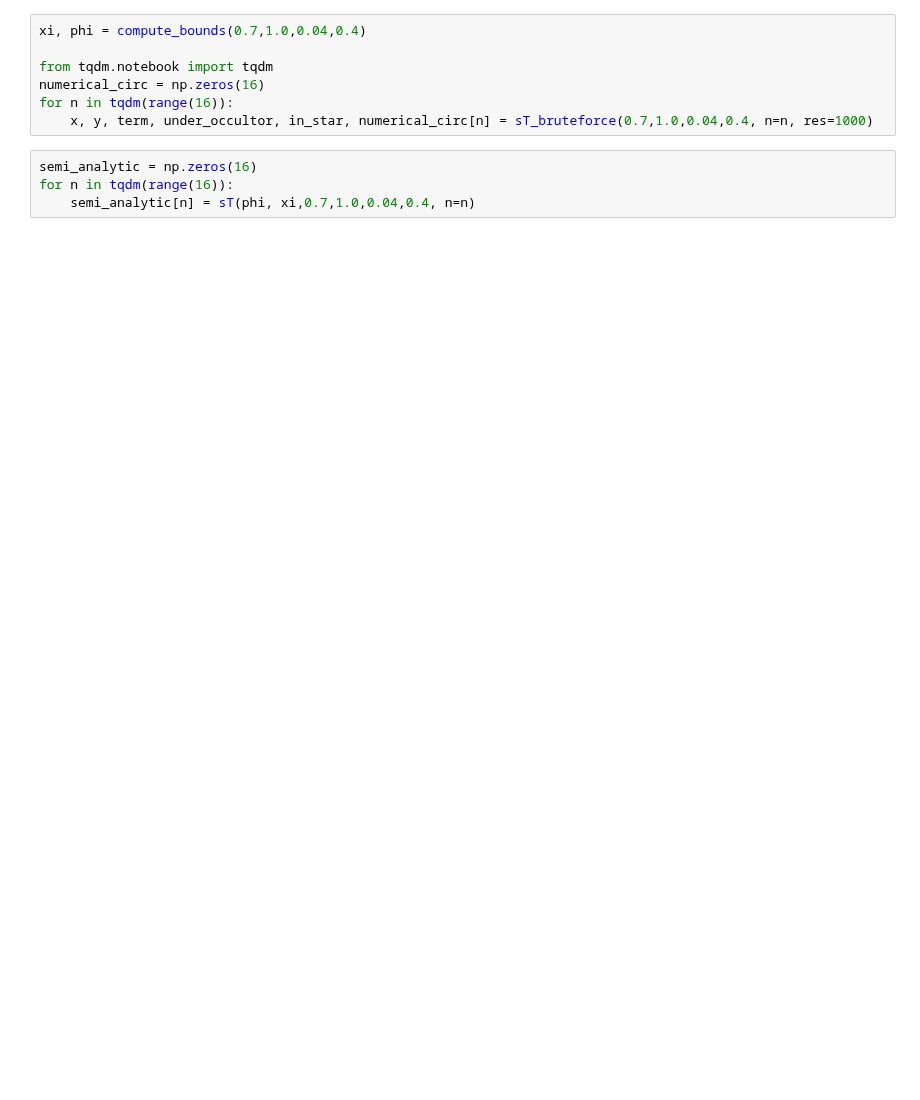
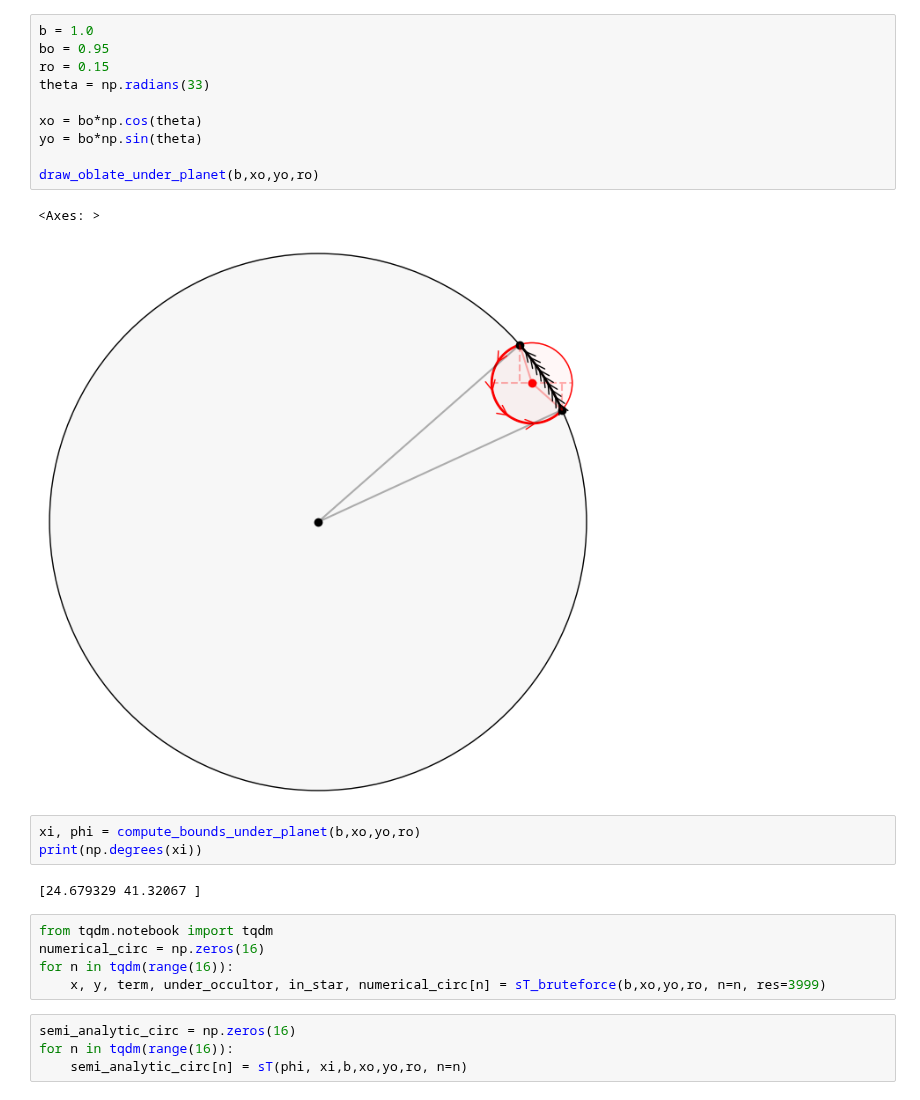
Before and after one commit to shishirdholakia/eclipsoid, a Jupyter notebook: notebooks/BruteForceVsNumerical.ipynb, the cells around one changed output. Saved outputs shown, nothing was run; the diff lists cells and outputs as text; blank space fills up the shorter version.

```diff
--- a/notebooks/BruteForceVsNumerical.ipynb
+++ b/notebooks/BruteForceVsNumerical.ipynb
@@ -170,12 +185,28 @@ draw_oblate(0.7,1.0,0.04,0.4)
+# %%
+b = 1.0
+bo = 0.95
+ro = 0.15
+theta = np.radians(33)
+
+xo = bo*np.cos(theta)
+yo = bo*np.sin(theta)
+
+draw_oblate_under_planet(b,xo,yo,ro)
+# %% [output]
+<Axes: >
+[figure, added]
+# %%
+xi, phi = compute_bounds_under_planet(b,xo,yo,ro)
+print(np.degrees(xi))
+# %% [output]
+[24.679329 41.32067 ]
 # %%
-xi, phi = compute_bounds(0.7,1.0,0.04,0.4)
-
 from tqdm.notebook import tqdm
 numerical_circ = np.zeros(16)
 for n in tqdm(range(16)):
-    x, y, term, under_occultor, in_star, numerical_circ[n] = sT_bruteforce(0.7,1.0,0.04,0.4, n=n, res=1000)
+    x, y, term, under_occultor, in_star, numerical_circ[n] = sT_bruteforce(b,xo,yo,ro, n=n, res=3999)
 # %%
-semi_analytic = np.zeros(16)
+semi_analytic_circ = np.zeros(16)
 for n in tqdm(range(16)):
-    semi_analytic[n] = sT(phi, xi,0.7,1.0,0.04,0.4, n=n)
+    semi_analytic_circ[n] = sT(phi, xi,b,xo,yo,ro, n=n)
 # %%
```
Also changed, not shown: parts of 18 cells of this notebook, 2 other files.
